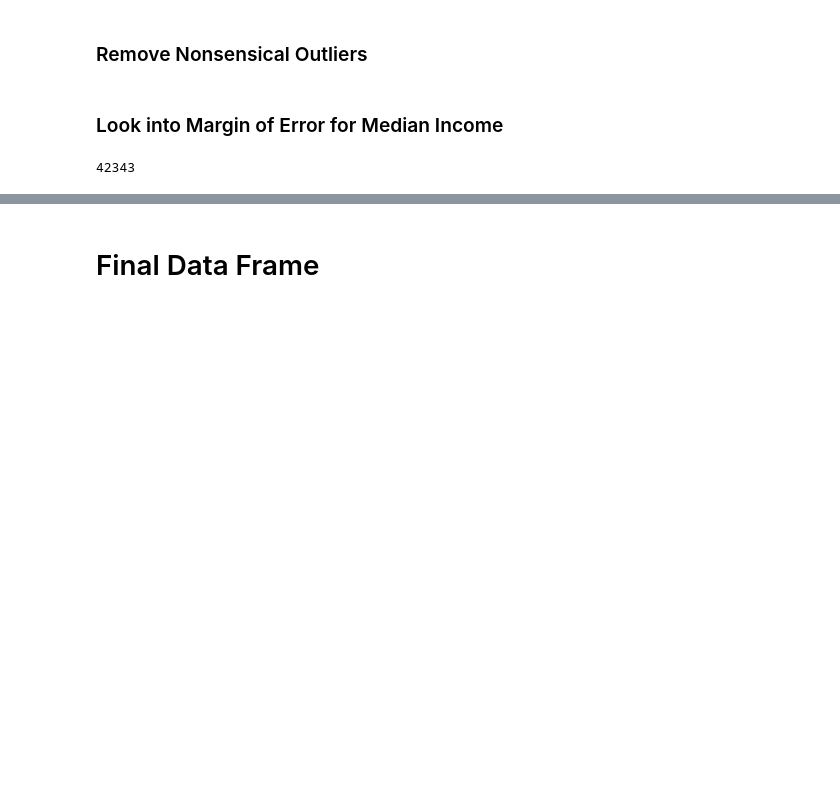
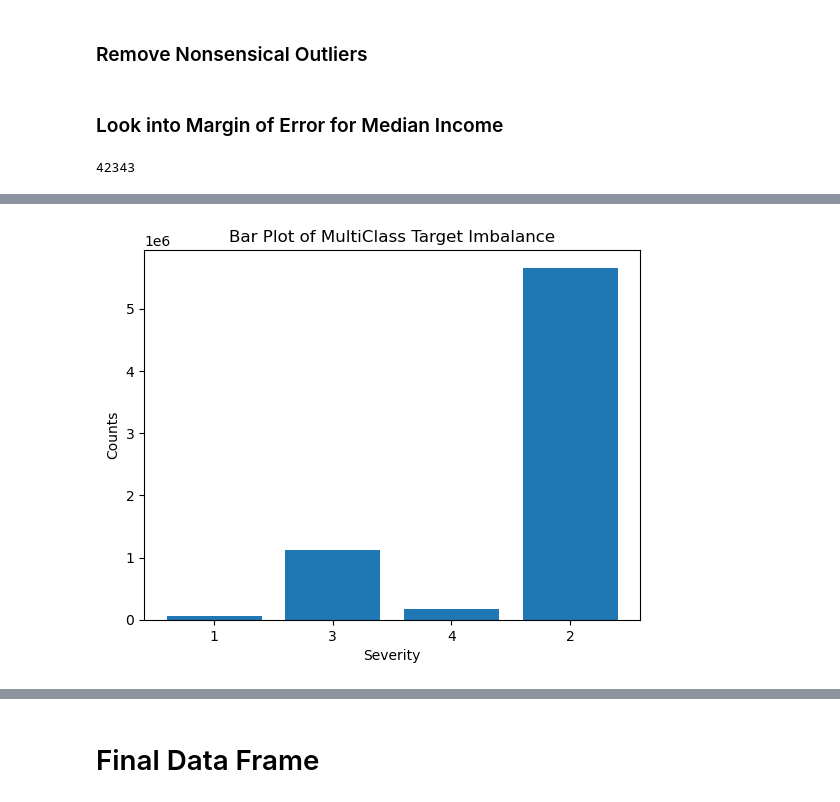
Before and after one commit to eplarocco/spark_traffic_data, a Jupyter notebook: Preprocessing_update.ipynb, the cells around one changed output, grey strips where cells are left out. Cells and saved outputs as stored; diff of their text form; code cells hidden in the pictures; blank space fills up the shorter version.

```diff
--- a/Preprocessing_update.ipynb
+++ b/Preprocessing_update.ipynb
@@ -978,0 +983,4 @@ df.select('MedianIncome').where(df.MedianIncome_MarginOfError/df.MedianIncome >
+# %%
+# Check Class Imbalance
+cts = df.groupBy("Severity").count().withColumn('percent', (F.col('count') / rows)*100)
+cts.show()
@@ -978,0 +997,11 @@ df.select('MedianIncome').where(df.MedianIncome_MarginOfError/df.MedianIncome >
+# %%
+# Plot Class Imbalance
+cts = cts.toPandas()
+cts['Severity'] = cts['Severity'].astype(str)
+plt.bar(cts.Severity, cts['count'])
+plt.xlabel('Severity')
+plt.ylabel('Counts')
+plt.title('Bar Plot of MultiClass Target Imbalance')
+plt.show()
+# %% [output]
+[figure, added]
```
Also changed, not shown: parts of 35 cells of this notebook, 22 other files.
